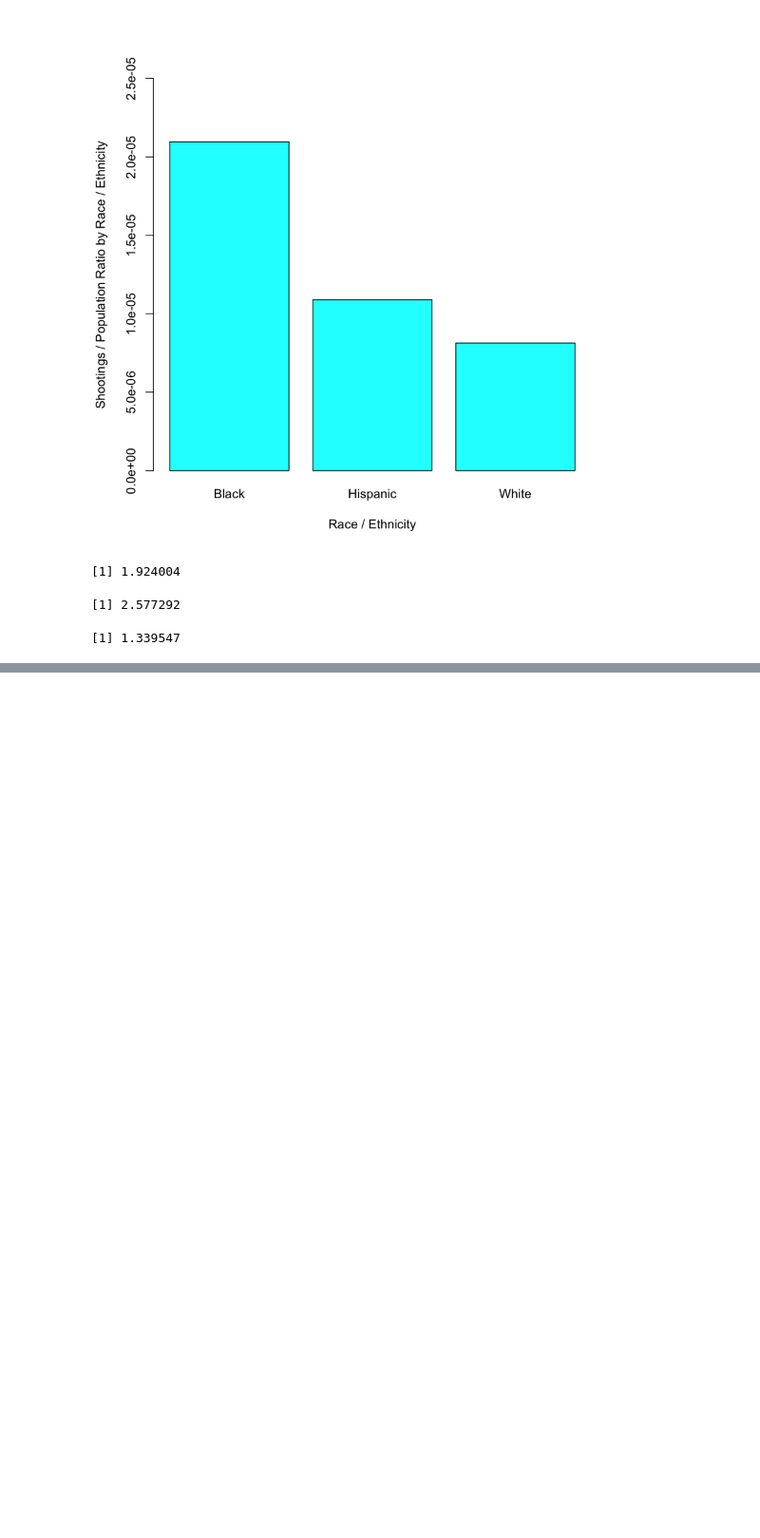
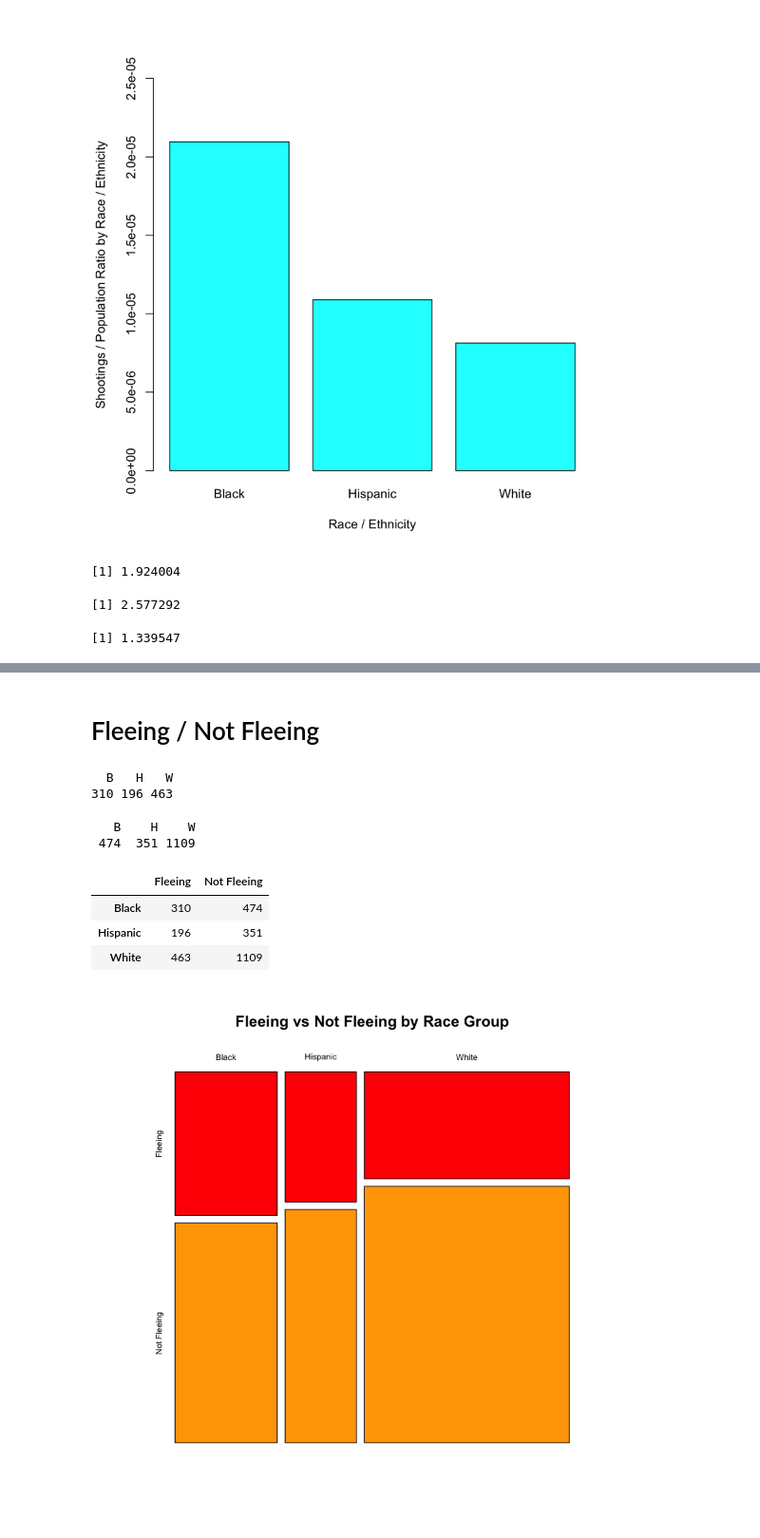
Before and after one commit to hernanat/cs544-police-shootings, a Jupyter notebook: police_shootings.ipynb, the cells around one changed output, grey strips where cells are left out. Shown at 95% size. Cells and saved outputs as stored; diff of their text form; code cells hidden in the pictures; blank space fills up the shorter version.

```diff
--- a/police_shootings_age_race_gender.ipynb
+++ b/police_shootings.ipynb
@@ -279,0 +314,26 @@ mf_shootings_to_pop_hispanic / mf_shootings_to_pop_white
+# %% [markdown]
+# Fleeing / Not Fleeing
+# %%
+fleeing_table = table(subset(shooting_data, flee != 'Not fleeing')$race)[wapo_codes]
+not_fleeing_table = table(subset(shooting_data, flee == 'Not fleeing')$race)[wapo_codes]
+
+fleeing_table
+not_fleeing_table
+
+fleeing_not_fleeing_matrix = matrix(c(fleeing_table, not_fleeing_table), ncol=2)
+colnames(fleeing_not_fleeing_matrix) <- c('Fleeing', 'Not Fleeing')
+rownames(fleeing_not_fleeing_matrix) <- race_labels
+
+fleeing_not_fleeing_matrix
+
+mosaicplot(fleeing_not_fleeing_matrix, main = 'Fleeing vs Not Fleeing by Race Group', col=c('red', 'orange', 'green'))
+# %% [output]
+  B   H   W
+310 196 463
+   B    H    W
+ 474  351 1109
+|  | Fleeing | Not Fleeing |
+| Black | 310 | 474 |
+| Hispanic | 196 | 351 |
+| White | 463 | 1109 |
+[figure, added]
```
Also changed, not shown: parts of 7 cells of this notebook, 5 other files.
